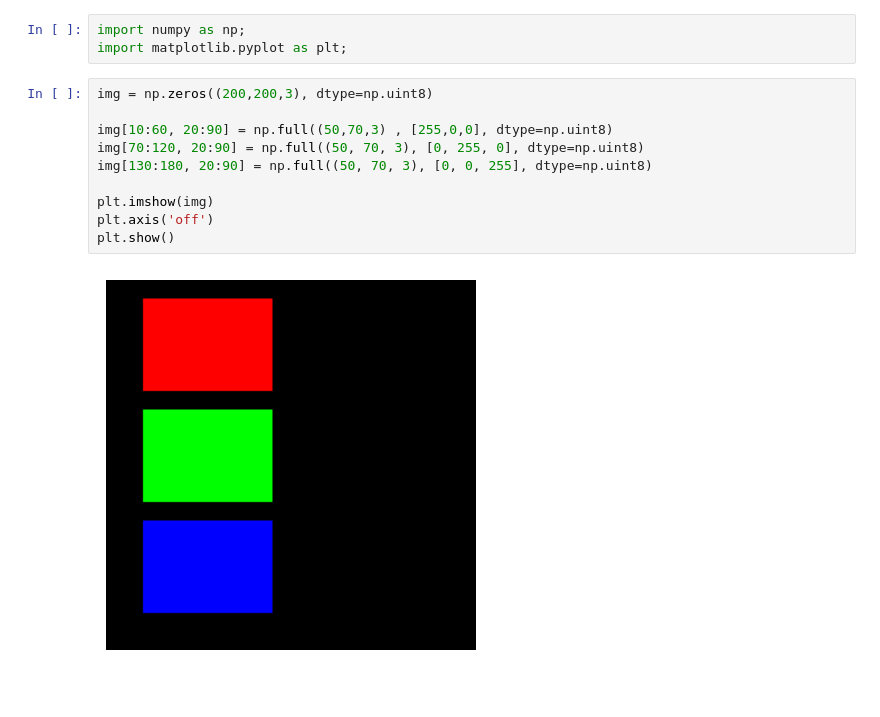
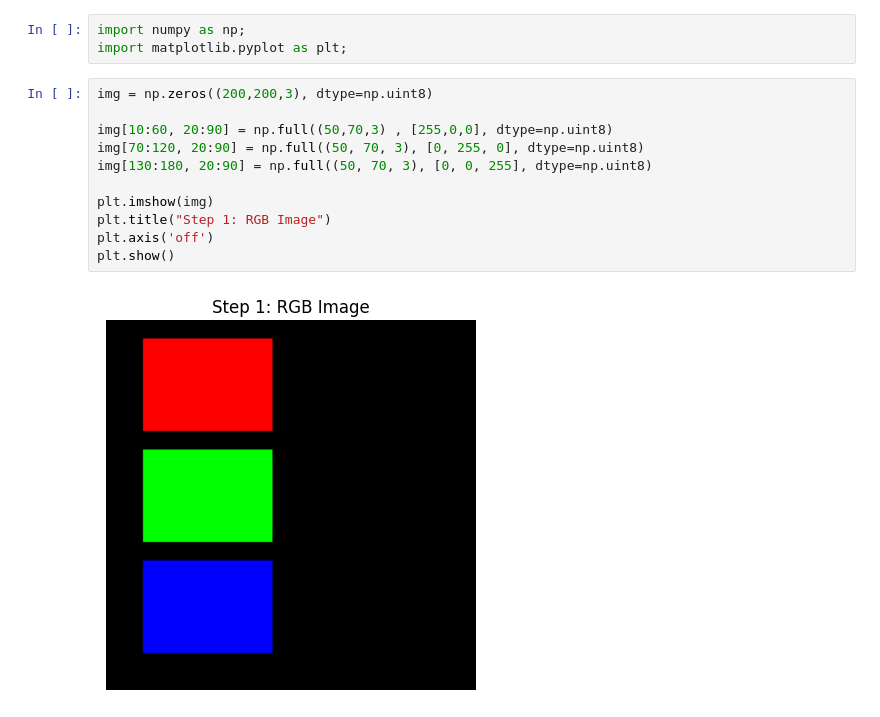
Before and after one commit to rutuja2005byte/Image-Pixel-Manipulator, a Jupyter notebook: Image_Pixel_Manipulator.ipynb, the cells around one changed output. Drawn from its saved outputs; the diff is of its cells as text; blank space fills up the shorter version.

```diff
--- a/Image_Pixel_Manipulator.ipynb
+++ b/Image_Pixel_Manipulator.ipynb
@@ -4,12 +6,13 @@ import matplotlib.pyplot as plt;
 # %%
 img = np.zeros((200,200,3), dtype=np.uint8)
 
 img[10:60, 20:90] = np.full((50,70,3) , [255,0,0], dtype=np.uint8)
 img[70:120, 20:90] = np.full((50, 70, 3), [0, 255, 0], dtype=np.uint8)
 img[130:180, 20:90] = np.full((50, 70, 3), [0, 0, 255], dtype=np.uint8)
 
 plt.imshow(img)
+plt.title("Step 1: RGB Image")
 plt.axis('off')
 plt.show()
 # %% [output]
-[figure, old version]
+[figure, new version]
```
Also changed, not shown: parts of 5 cells of this notebook.
